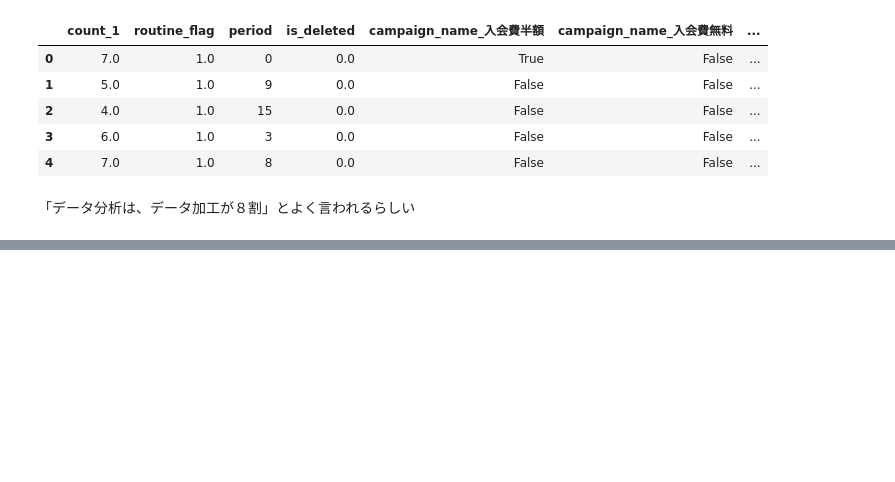
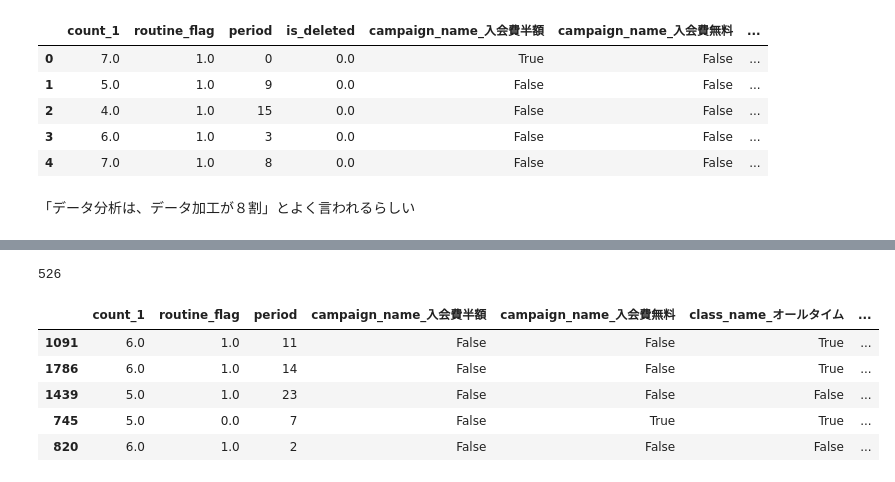
Before and after one commit to newstage75/python_data_analysis_100knock, a Jupyter notebook: 第5章/【機械学習】顧客の退会を予測する10本ノック.ipynb, the cells around one changed output, grey strips where cells are left out. Drawn from its saved outputs; the diff is of its cells as text; code cells hidden in the pictures; blank space fills up the shorter version.

```diff
--- a/第5章/【機械学習】顧客の退会を予測する10本ノック.ipynb
+++ b/第5章/【機械学習】顧客の退会を予測する10本ノック.ipynb
@@ -403,0 +430,11 @@ predict_data.head()
+# %%
+print(len(X_test))
+X_test.head()
+# %% [output]
+526
+|  | count_1 | routine_flag | period | campaign_name_入会費半額 | campaign_name_入会費無料 | class_name_オールタイム | ... |
+| 1091 | 6.0 | 1.0 | 11 | False | False | True | ... |
+| 1786 | 6.0 | 1.0 | 14 | False | False | True | ... |
+| 1439 | 5.0 | 1.0 | 23 | False | False | False | ... |
+| 745 | 5.0 | 0.0 | 7 | False | True | True | ... |
+| 820 | 6.0 | 1.0 | 2 | False | False | False | ... |
```
Also changed, not shown: parts of 9 cells of this notebook.
